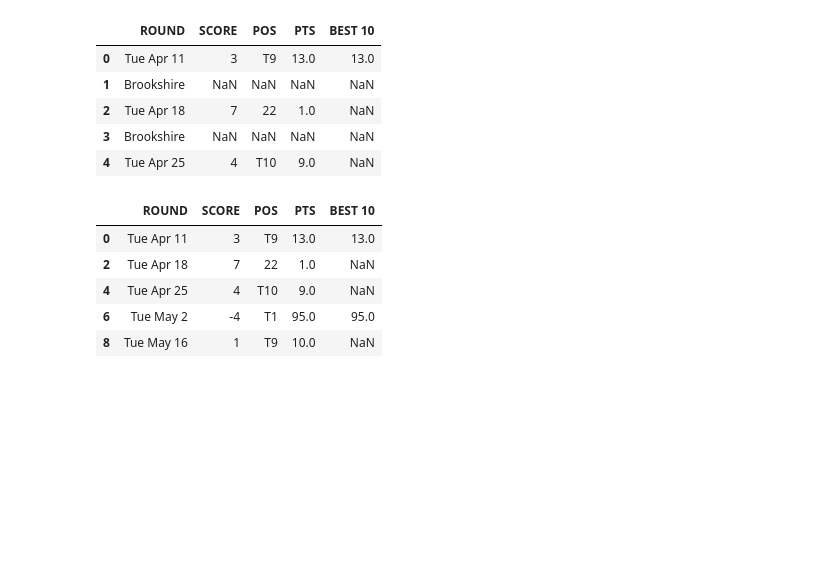
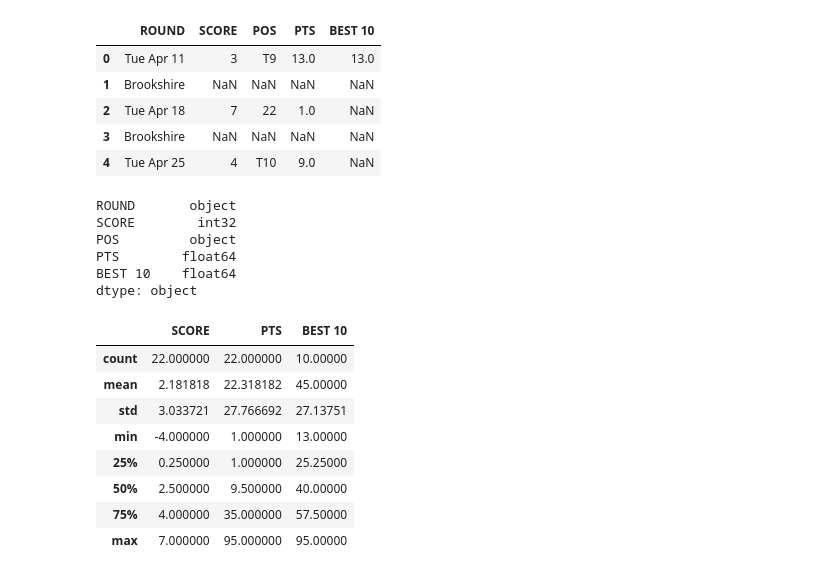
Before and after one commit to rypi314/data_golf, a Jupyter notebook: Spark/EDA.ipynb, the cells around one changed output. Saved outputs shown, nothing was run; the diff lists cells and outputs as text; code cells hidden in the pictures; blank space fills up the shorter version.

```diff
--- a/Spark/EDA.ipynb
+++ b/Spark/EDA.ipynb
@@ -17,12 +17,25 @@ sparkrawdf.head()
 | 4 | Tue Apr 25 | 4 | T10 | 9.0 | NaN |
 # %%
 df = sparkrawdf.drop(sparkrawdf[(sparkrawdf['ROUND']) == 'Brookshire'].index)
+df['SCORE'] = df['SCORE'].replace('E','0')
+df['SCORE'] = df['SCORE'].astype(int)
+df.dtypes
+# %% [output]
+ROUND       object
+SCORE        int32
+POS         object
+PTS        float64
+BEST 10    float64
+dtype: object
 # %%
-df.head()
+df.describe()
 # %% [output]
-|  | ROUND | SCORE | POS | PTS | BEST 10 |
-| 0 | Tue Apr 11 | 3 | T9 | 13.0 | 13.0 |
-| 2 | Tue Apr 18 | 7 | 22 | 1.0 | NaN |
-| 4 | Tue Apr 25 | 4 | T10 | 9.0 | NaN |
-| 6 | Tue May 2 | -4 | T1 | 95.0 | 95.0 |
-| 8 | Tue May 16 | 1 | T9 | 10.0 | NaN |
+|  | SCORE | PTS | BEST 10 |
+| count | 22.000000 | 22.000000 | 10.00000 |
+| mean | 2.181818 | 22.318182 | 45.00000 |
+| std | 3.033721 | 27.766692 | 27.13751 |
+| min | -4.000000 | 1.000000 | 13.00000 |
+| 25% | 0.250000 | 1.000000 | 25.25000 |
+| 50% | 2.500000 | 9.500000 | 40.00000 |
+| 75% | 4.000000 | 35.000000 | 57.50000 |
+| max | 7.000000 | 95.000000 | 95.00000 |
```
Also changed, not shown: parts of 4 cells of this notebook.
